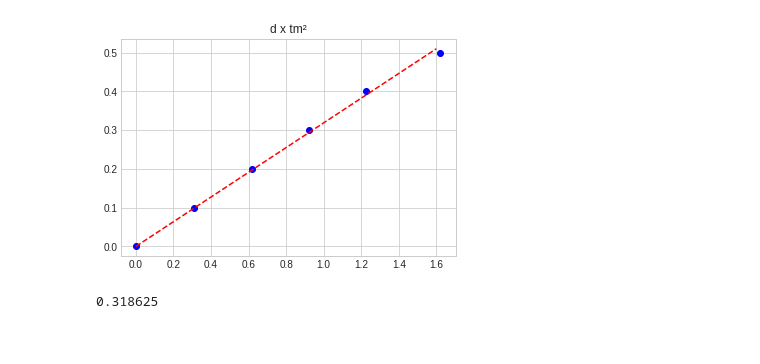
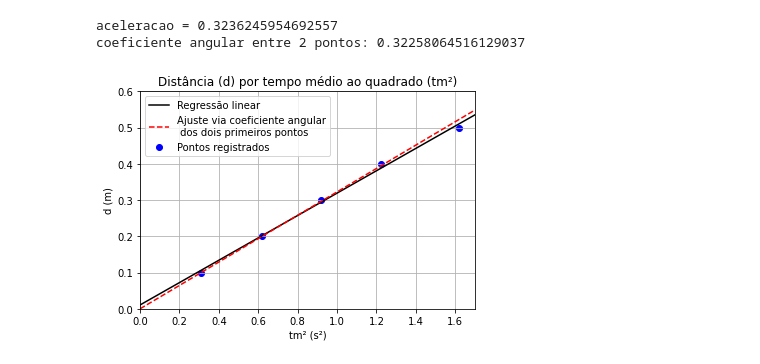
Before and after one commit to gustavoflw/fisica-exp-1, a Jupyter notebook: experimento 2/notebook.ipynb, the cells around one changed output. Saved outputs shown, nothing was run; the diff lists cells and outputs as text; code cells hidden in the pictures.

```diff
--- a/experimento 2/notebook.ipynb
+++ b/experimento 2/notebook.ipynb
@@ -52,21 +96,36 @@ plt.show()
-# %%
-# m2 - d x tm²
-d = np.array([0, 0.100, 0.200, 0.300, 0.400, 0.500])
-tm2 = np.array([0, 0.308, 0.618, 0.920, 1.223, 1.621])
-
-plt.scatter(tm2, d, color="blue")
-
-x = 1.6
-d = np.array([0, 0.308*x+0.017])
-tm2 = np.array([0, x])
-
-plt.plot(tm2, d, 'r--')
-
-plt.title("d x tm²")
-plt.show()
-
-coefAngular = (d[1]-d[0])/(tm2[1]-tm2[0])
-print(coefAngular)
-# %% [output]
-[figure, removed]
-0.318625
+# %%
+''' m2 - d x tm² '''
+
+# Pontos
+d = np.array([0.100, 0.200, 0.300, 0.400, 0.500])
+tm2 = np.array([0.308, 0.618, 0.920, 1.223, 1.621])
+plt.scatter(tm2, d, color="blue", label="Pontos registrados")
+
+# Ajuste linear
+linear_model = np.polyfit(tm2, d, 1)
+linear_model_fn = np.poly1d(linear_model)
+x_s = np.arange(0, 4.7)
+plt.plot(x_s, linear_model_fn(x_s), "k", label="Regressão linear")
+aceleracao = d[1] / tm2[1]
+print("aceleracao =", aceleracao)
+
+# Coef angular com apenas 2 pontos
+coefAngular = (d[1]-d[0])/(tm2[1]-tm2[0])
+print("coeficiente angular entre 2 pontos:", coefAngular)
+tm2Final = 1.7
+d = np.array([0, coefAngular*tm2Final])
+tm2 = np.array([0, tm2Final])
+plt.plot(tm2, d, 'r--', label="Ajuste via coeficiente angular\n dos dois primeiros pontos")
+
+plt.xlabel("tm² (s²)")
+plt.ylabel("d (m)")
+plt.title("Distância (d) por tempo médio ao quadrado (tm²)")
+plt.legend()
+plt.xlim(xmin=0.0, xmax=1.7)
+plt.ylim(ymin=0.0, ymax=0.6)
+plt.grid()
+plt.show()
+# %% [output]
+aceleracao = 0.3236245954692557
+coeficiente angular entre 2 pontos: 0.32258064516129037
+[figure, added]
```
Also changed, not shown: parts of 9 cells of this notebook, 11 other files.
